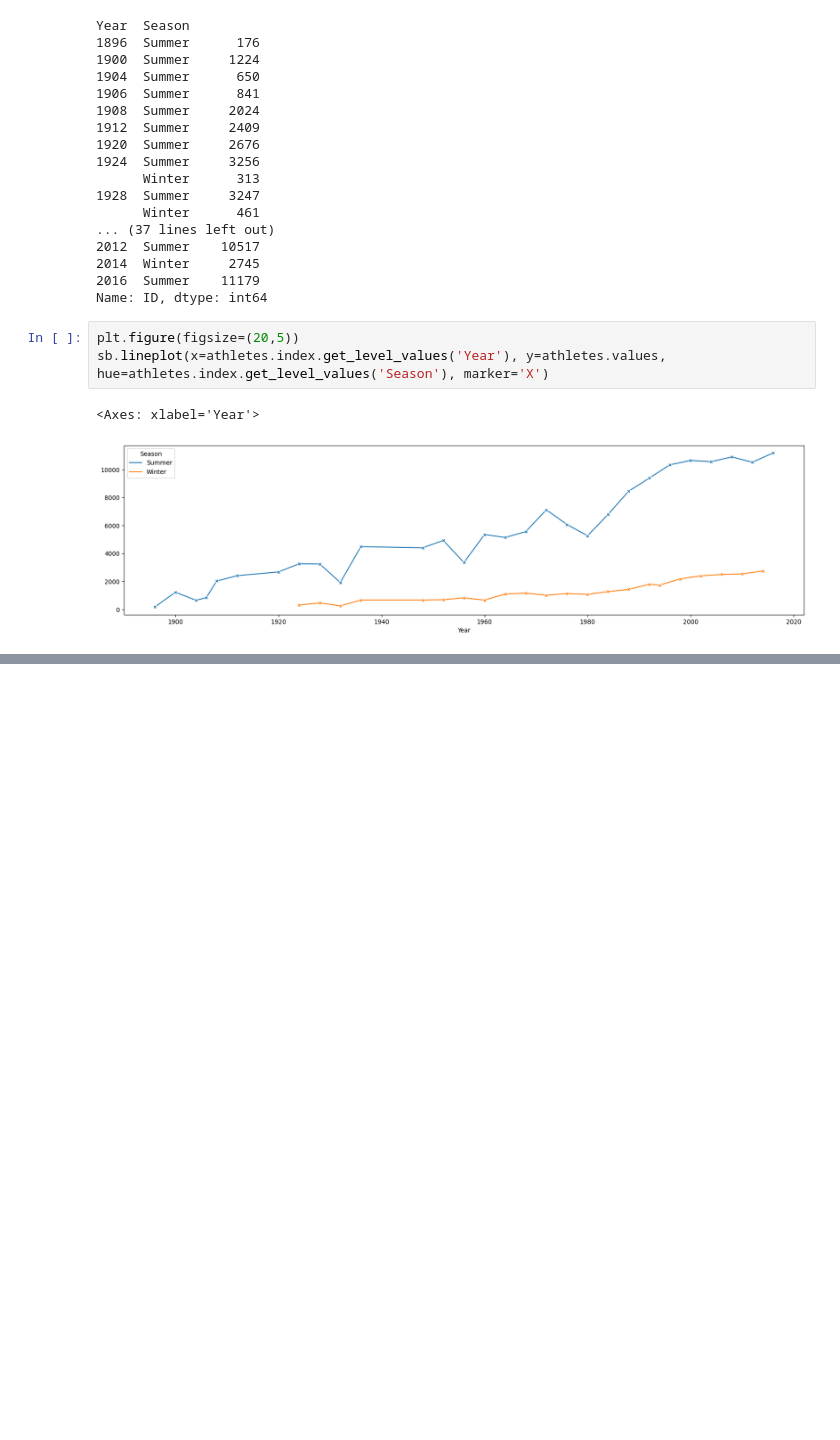
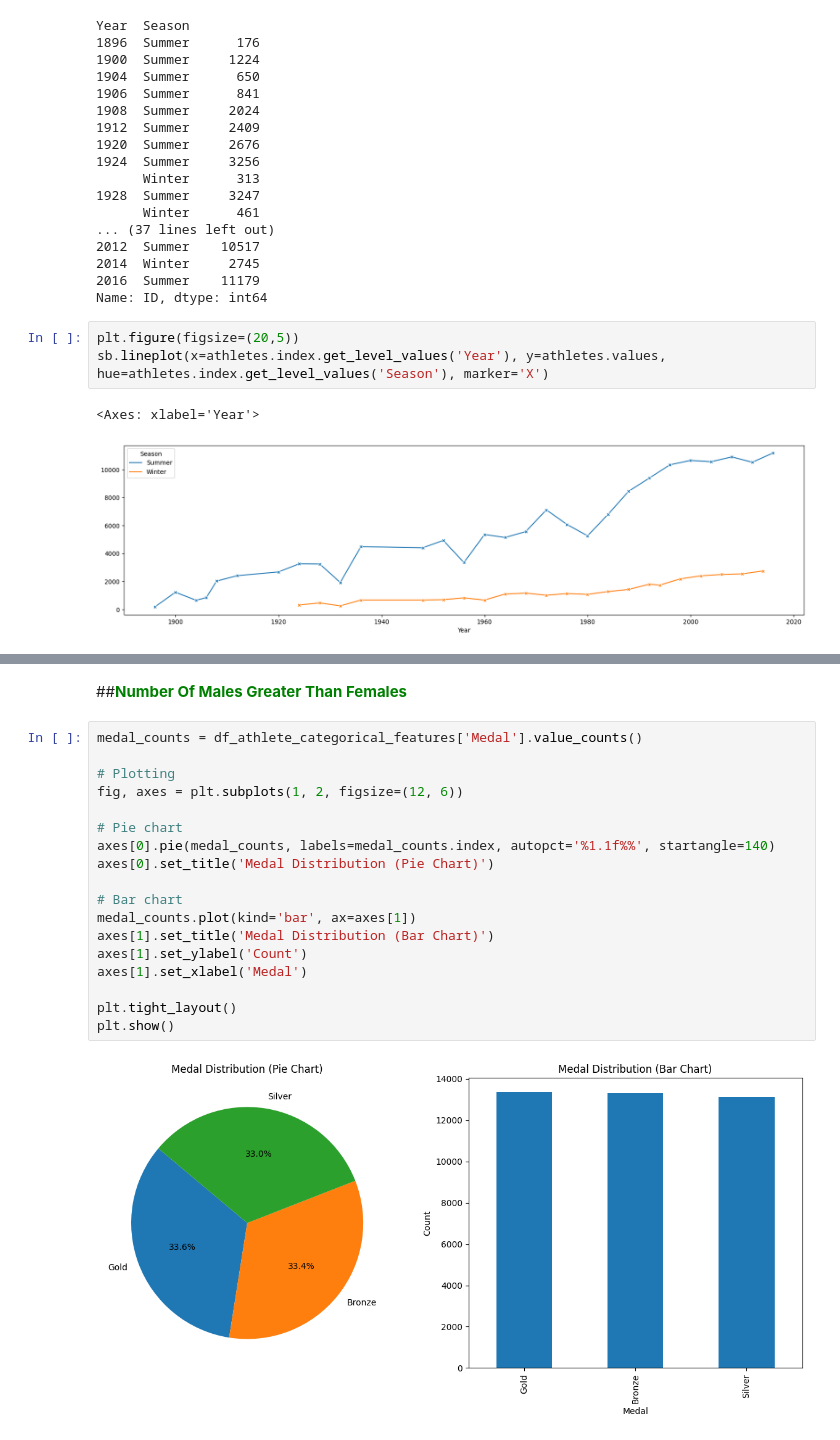
Before and after one commit to ibrahembero/SHAI_Assignments, a Jupyter notebook: Data_Analysis_of_Olympic_Solution.ipynb, the cells around one changed output, grey strips where cells are left out. Cells and saved outputs as stored; diff of their text form; blank space fills up the shorter version.

```diff
--- a/Data_Analysis_of_Olympic_Solution.ipynb
+++ b/Data_Analysis_of_Olympic_Solution.ipynb
@@ -292,0 +448,22 @@ sb.lineplot(x=athletes.index.get_level_values('Year'), y=athletes.values, hue=at
+# %% [markdown]
+##<font color='green'>**Number Of Males Greater Than Females**</font>
+# %%
+medal_counts = df_athlete_categorical_features['Medal'].value_counts()
+
+# Plotting
+fig, axes = plt.subplots(1, 2, figsize=(12, 6))
+
+# Pie chart
+axes[0].pie(medal_counts, labels=medal_counts.index, autopct='%1.1f%%', startangle=140)
+axes[0].set_title('Medal Distribution (Pie Chart)')
+
+# Bar chart
+medal_counts.plot(kind='bar', ax=axes[1])
+axes[1].set_title('Medal Distribution (Bar Chart)')
+axes[1].set_ylabel('Count')
+axes[1].set_xlabel('Medal')
+
+plt.tight_layout()
+plt.show()
+# %% [output]
+[figure, added]
```
Also changed, not shown: parts of 33 cells of this notebook.
